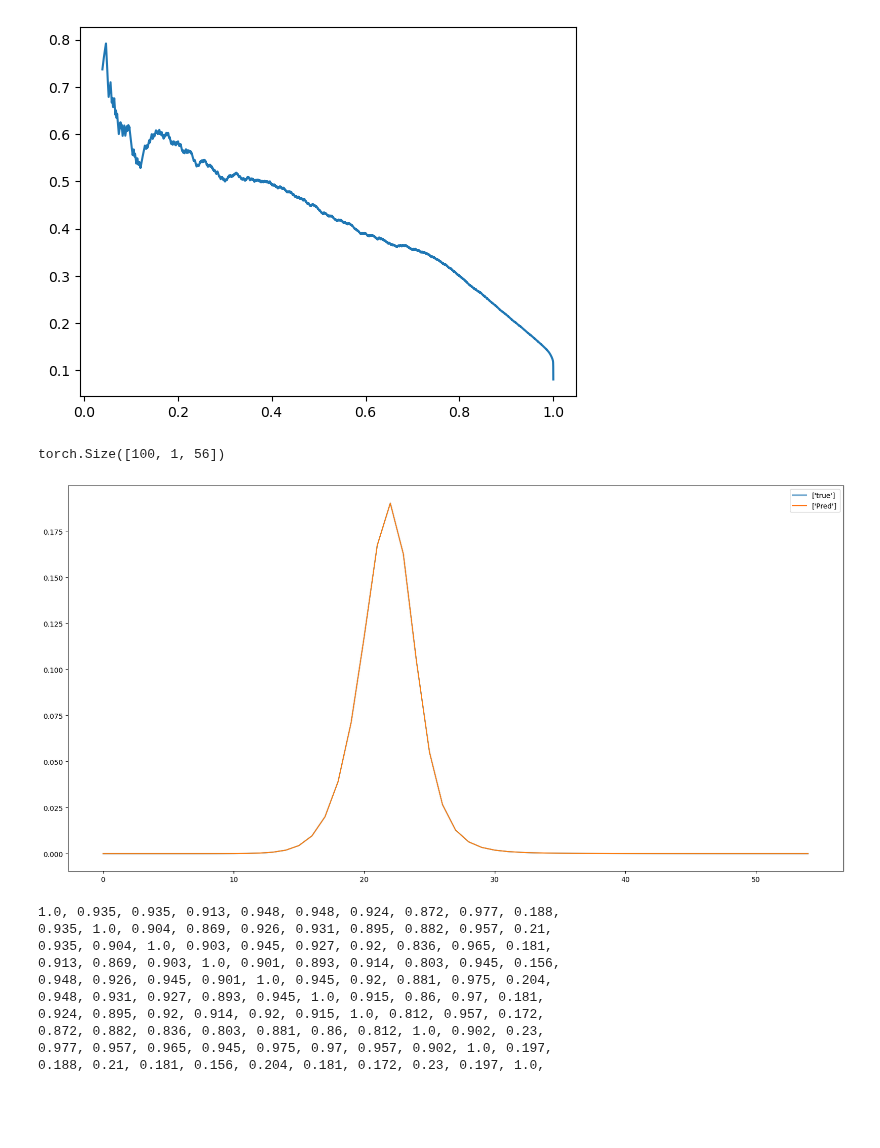
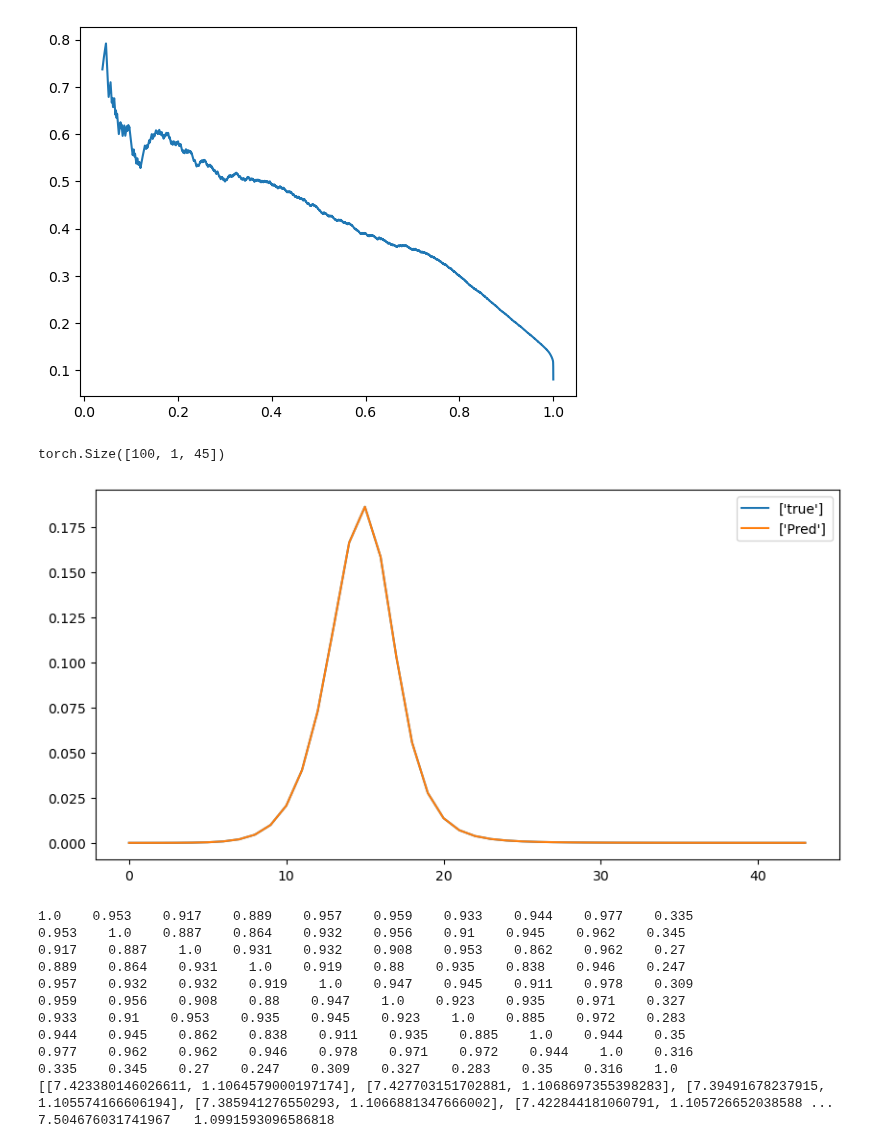
Before and after one commit to bizhili/Topology_Learning_Epis, a Jupyter notebook: test_multi_cities_no_att_origin.ipynb, the cells around one changed output. Drawn from its saved outputs; the diff is of its cells as text; code cells hidden in the pictures; blank space fills up the shorter version.

```diff
--- a/test_multi_cities_no_att_origin.ipynb
+++ b/test_multi_cities_no_att_origin.ipynb
@@ -33,16 +33,16 @@ paras.modelLoad= "AA"
 #realGraphs= ["contious_Africa", "contious_china", "contious_EU", "contious_usa", "mobility_german", "mobility_us"]
 realGraphs2= ["global_air", "us_air"]
 realGraphs3= ["us_air100", "us_air200", "us_air300", "us_air400", "spain_bus", "spain_car", "spain_plane", "spain_train"]
-paras.randomGraph= "RGG"
+paras.randomGraph= "ER"
 paras.weightModel= "identical"
 paras.epoches= 60000
 paras.intense= -1
 paras.seed= 10
-paras.seed2= 1000
+paras.seed2= 1004
 paras.plot= "spring"
 if paras.randomGraph== "RGG":
     paras.plot= "2d_RGG"
-paras.strains= 4
+paras.strains= 1
 paras.dense= 0
 paras.identicalf= 0.01
 paras.n= 100
@@ -107,9 +107,6 @@ elif  paras.weightModel=="none":
 
 
 G= nx.from_numpy_array((Aw>1e-8).cpu().numpy())
-
-
-
 utils.log_print(printFlag,"\n\n\n.........................initialize..........................")
 utils.log_print(printFlag,"Device:", device)
 utils.log_print(printFlag,"FileName:", fileName)
@@ -156,15 +155,13 @@ paras.R0s=  [ R0s_taus[i][0] for i in range(40)]
 paras.taus= [ R0s_taus[i][1] for i in range(40)]
 utils.log_print(printFlag,paras.R0s)
 utils.log_print(printFlag,paras.taus)
-deltaSsTensor, randomList= simulation.multi_strains(G, paras, Zmat, intense= paras.intense, lower= 20, device= device)
+deltaSsTensor, randomList, AmatTransSumSum= simulation.multi_strains(G, paras, Zmat, intense= paras.intense, lower= 20, device= device)
 deltaSs= deltaSsTensor.sum(dim= -1, keepdim= True)
 propition= deltaSsTensor/(deltaSs+1e-8)
 deltaSs= deltaSs.squeeze()#(1, 2, 20), dim of nodes, dim of heads, dim of signal
 divide= deltaSsTensor.transpose(1, 2)#-divideCp[:,:, 0:deltaSsTensor.shape[1]]
 
-
-utils.log_print(printFlag,divide.shape)
-if plotFlag==1:
+if plotFlag==0:
     numPlot= 20
     fig, axs = plt.subplots(numPlot, 1, figsize=(20, 5))
 
@@ -175,8 +172,4 @@ if plotFlag==1:
         #ax.set_ylabel(f"{i}")
     plt.ylabel(r"$\Delta \bar S$ for Different Nodes",  loc='bottom')
     plt.xlabel("Time(days)")
-
-
-    #plt.title(f"Example of {numPlot} nodes epidemic newly infected.")
-print(divide[i, :].shape)
 # %% [output]
@@ -425,14 +422,14 @@ plt.plot(xs, portions)
 # %%
 if plotFlag==1:
     node= 1
-    plt.figure(figsize=(20, 10))
+    plt.figure(figsize=(10, 5))
     plt.plot(signal[node, :, 1:].squeeze().T.cpu().detach(), label=paras.strains*["true"])
     plt.plot(predSignal[node, :, 0:-1].squeeze().T.cpu().detach(), label=paras.strains*["Pred"])
     plt.legend()
     print(signal.shape)
 # %% [output]
-torch.Size([100, 1, 56])
+torch.Size([100, 1, 45])
-[figure, old version]
+[figure, new version]
 # %%
 # read for error analysis
 seed2s= list(range(1000, 1010))
@@ -441,11 +438,11 @@ sumPreA= 0
 paras.dense= 4
 countTmp= 0
 Pearsons= []
-paras.randomGraph= "ER"
+paras.randomGraph= "BA"
 paras.seed= 10
 paras.epoches= 150000
 paras.strains= 1
-
+parametersP= []
 for seed2 in seed2s:
     countTmp+= 1
     fileName=f"AA/AA_{paras.randomGraph}_{paras.weightModel}_{paras.seed}_{paras.strains}_{-1}_0_{paras.n}_{paras.identicalf*1000}_{paras.epoches}_{seed2}"
@@ -455,7 +452,12 @@ for seed2 in seed2s:
     signal= torch.tensor(npzfile["signal"]).to(device= device)
     predSignal= torch.tensor(npzfile["predSignal"]).to(device= device)
     lossHere= npzfile["loss"][-1]
+    taus= np.mean(npzfile["taus"])
+    r0s= np.mean(npzfile["r0s"])/(np.mean(npzfile["taus"])+1e-8)
+    tausP= np.mean(npzfile["tausP"])+1.01
+    r0sp= np.mean(npzfile["r0sP"])/(np.mean(npzfile["tausP"])+1e-8)
     if lossHere<1e-4:
+        parametersP.append([tausP, r0sp])
         sumPreA+= PreA
         preAs.append(PreA)
         sumPreATmp= sumPreA/countTmp
@@ -465,16 +467,20 @@ preAs.append(sumPreA)
 preAs.append(AdjCurTen)
 for i in preAs:
     for j in preAs:
-        print(np.round(evaluate.pearson_correlation(i, j).item(),3), end= ", ")
+        print(np.round(evaluate.pearson_correlation(i, j).item(),3), end= "    ")
     print()
+print(parametersP)
+print(taus, " ", r0s)
 # %% [output]
-1.0, 0.935, 0.935, 0.913, 0.948, 0.948, 0.924, 0.872, 0.977, 0.188,
-0.935, 1.0, 0.904, 0.869, 0.926, 0.931, 0.895, 0.882, 0.957, 0.21,
-0.935, 0.904, 1.0, 0.903, 0.945, 0.927, 0.92, 0.836, 0.965, 0.181,
-0.913, 0.869, 0.903, 1.0, 0.901, 0.893, 0.914, 0.803, 0.945, 0.156,
-0.948, 0.926, 0.945, 0.901, 1.0, 0.945, 0.92, 0.881, 0.975, 0.204,
-0.948, 0.931, 0.927, 0.893, 0.945, 1.0, 0.915, 0.86, 0.97, 0.181,
-0.924, 0.895, 0.92, 0.914, 0.92, 0.915, 1.0, 0.812, 0.957, 0.172,
-0.872, 0.882, 0.836, 0.803, 0.881, 0.86, 0.812, 1.0, 0.902, 0.23,
-0.977, 0.957, 0.965, 0.945, 0.975, 0.97, 0.957, 0.902, 1.0, 0.197,
-0.188, 0.21, 0.181, 0.156, 0.204, 0.181, 0.172, 0.23, 0.197, 1.0,
+1.0    0.953    0.917    0.889    0.957    0.959    0.933    0.944    0.977    0.335
+0.953    1.0    0.887    0.864    0.932    0.956    0.91    0.945    0.962    0.345
+0.917    0.887    1.0    0.931    0.932    0.908    0.953    0.862    0.962    0.27
+0.889    0.864    0.931    1.0    0.919    0.88    0.935    0.838    0.946    0.247
+0.957    0.932    0.932    0.919    1.0    0.947    0.945    0.911    0.978    0.309
+0.959    0.956    0.908    0.88    0.947    1.0    0.923    0.935    0.971    0.327
+0.933    0.91    0.953    0.935    0.945    0.923    1.0    0.885    0.972    0.283
+0.944    0.945    0.862    0.838    0.911    0.935    0.885    1.0    0.944    0.35
+0.977    0.962    0.962    0.946    0.978    0.971    0.972    0.944    1.0    0.316
+0.335    0.345    0.27    0.247    0.309    0.327    0.283    0.35    0.316    1.0
+[[7.423380146026611, 1.1064579000197174], [7.427703151702881, 1.1068697355398283], [7.39491678237915, 1.105574166606194], [7.385941276550293, 1.1066881347666002], [7.422844181060791, 1.105726652038588 ...
+7.504676031741967   1.0991593096586818
```
Also changed, not shown: parts of 11 cells of this notebook, 5 other files.
